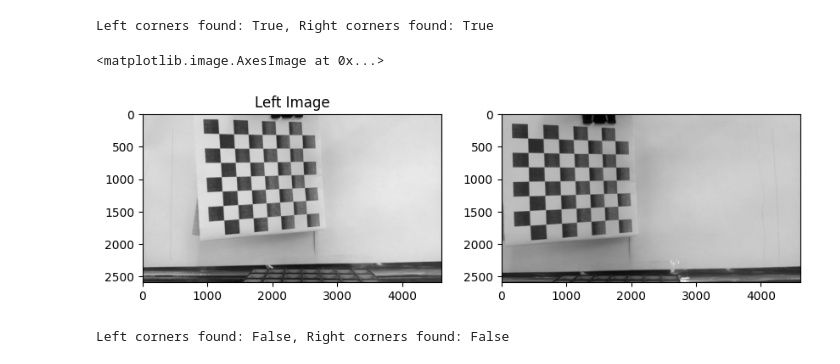
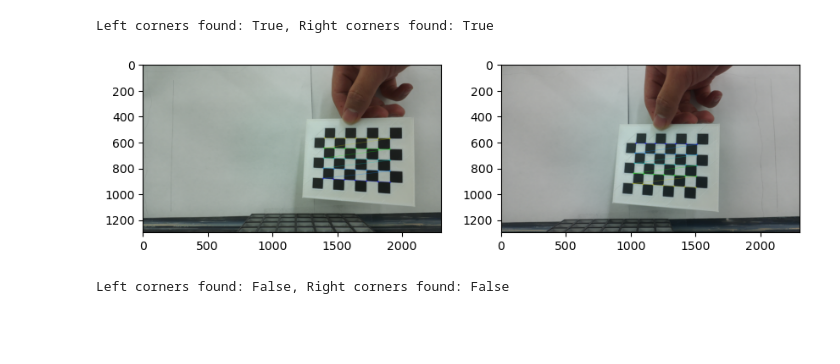
Before and after one commit to zzzzzbk/Sterero_Cam_Pi, a Jupyter notebook: CV_scripts.ipynb, the cells around one changed output. Saved outputs shown, nothing was run; the diff lists cells and outputs as text; code cells hidden in the pictures; blank space fills up the shorter version.

```diff
--- a/CV_scripts.ipynb
+++ b/CV_scripts.ipynb
@@ -9,35 +9,58 @@ from matplotlib import pyplot as plt
 CALIB_DIR = "calib"
 
 # inner corners (NOT squares). Example: a "7x5" board means (7,5) inner corners.
-CHESSBOARD = (7, 7)
+CHESSBOARD = (7, 5)
 
 # Square size in meters (e.g. 20 mm = 0.020)
 SQUARE_SIZE = 0.010
 # %%
-id=2
+id=1
 lp=f"calib/left_{id:02d}.png"
 rp=f"calib/right_{id:02d}.png"
 img_l = cv2.imread(lp, cv2.IMREAD_COLOR)
 img_r = cv2.imread(rp, cv2.IMREAD_COLOR)
 
 gray_l = cv2.cvtColor(img_l, cv2.COLOR_BGR2GRAY)
 gray_r = cv2.cvtColor(img_r, cv2.COLOR_BGR2GRAY)
 
 flags_find = cv2.CALIB_CB_ADAPTIVE_THRESH + cv2.CALIB_CB_NORMALIZE_IMAGE
 ret_l, corners_l = cv2.findChessboardCorners(gray_l, CHESSBOARD, flags_find)
 ret_r, corners_r = cv2.findChessboardCorners(gray_r, CHESSBOARD, flags_find)
 print(f"Left corners found: {ret_l}, Right corners found: {ret_r}")
 
 plt.figure(figsize=(10,5))
 plt.subplot(1,2,1)
-plt.imshow(gray_l, cmap='gray')
-plt.title('Left Image')
+# plt.imshow(gray_l, cmap='gray')
+# plt.title('Left Image')
+# plt.subplot(1,2,2)
+# plt.imshow(gray_r, cmap='gray')
+criteria_subpix = (cv2.TERM_CRITERIA_EPS + cv2.TERM_CRITERIA_MAX_ITER, 30, 1e-4)
+if ret_l:
+    corners_l = cv2.cornerSubPix(gray_l, corners_l, (11, 11), (-1, -1), criteria_subpix)
+    vis_l = img_l.copy()
+    #vis_r = img_r.copy()
+    cv2.drawChessboardCorners(vis_l, CHESSBOARD, corners_l, True)
+    #cv2.drawChessboardCorners(vis_r, CHESSBOARD, corners_r, True)
+
+    plt.imshow(vis_l)
+else:
+    plt.imshow(img_l)
+
+
 plt.subplot(1,2,2)
-plt.imshow(gray_r, cmap='gray')
+if ret_r:
+    corners_r = cv2.cornerSubPix(gray_r, corners_r, (11, 11), (-1, -1), criteria_subpix)
+    vis_r = img_r.copy()
+    #vis_r = img_r.copy()
+    cv2.drawChessboardCorners(vis_r, CHESSBOARD, corners_r, True)
+    #cv2.drawChessboardCorners(vis_r, CHESSBOARD, corners_r, True)
+
+    plt.imshow(vis_r)
+else:
+    plt.imshow(img_r)
 # %% [output]
 Left corners found: True, Right corners found: True
-<matplotlib.image.AxesImage at 0x...>
-[figure, old version]
+[figure, new version]
 # %%
 # %% [output]
 Left corners found: False, Right corners found: False
```
Also changed, not shown: 48 other files.
